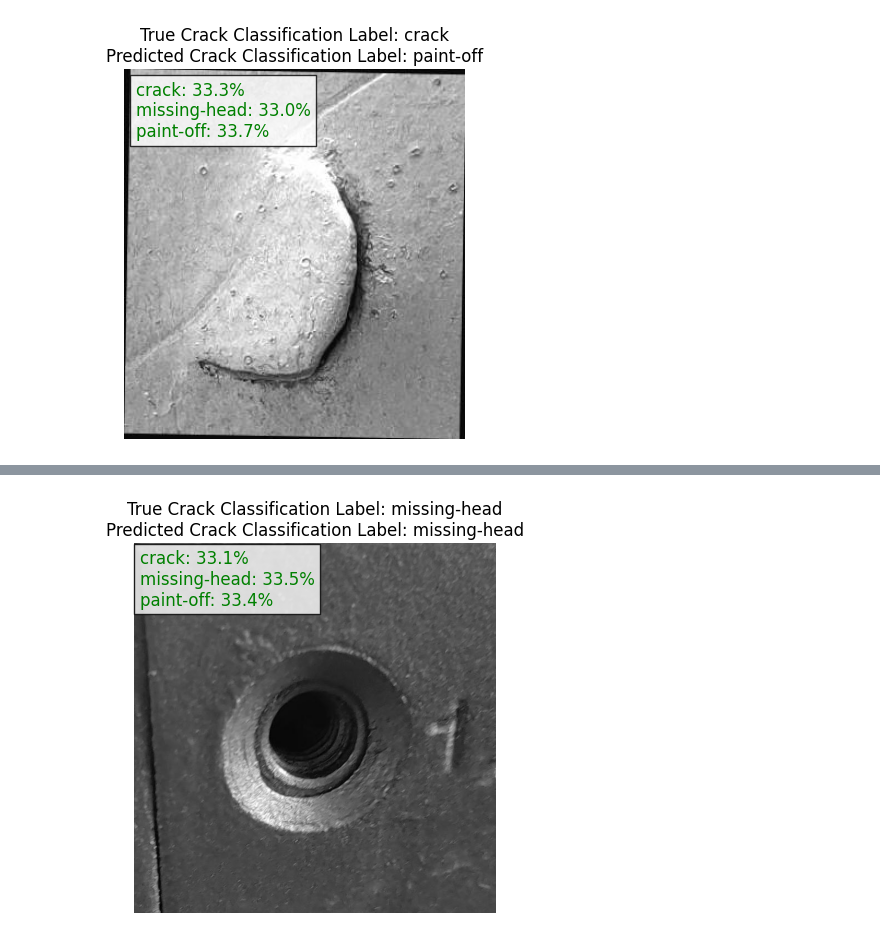
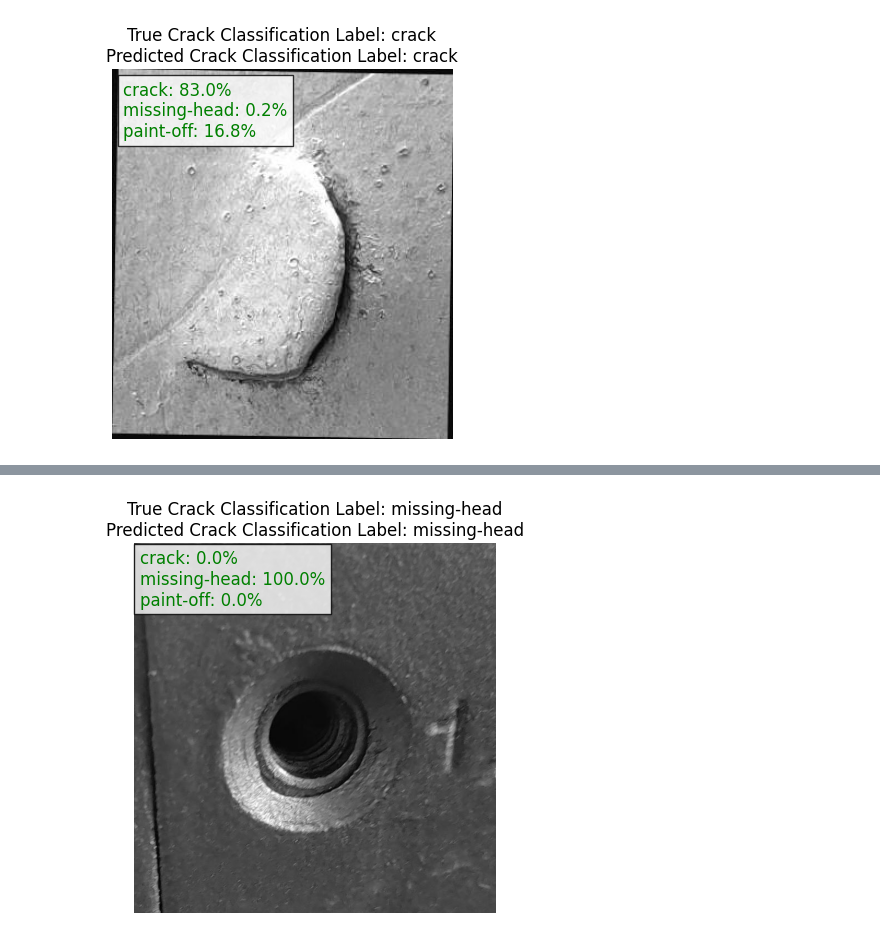
Before and after one commit to ShashwatVyas926/AER850_Project_2, a Jupyter notebook: Project_2_Step_5.ipynb, the cells around one changed output, grey strips where cells are left out. Saved outputs shown, nothing was run; the diff lists cells and outputs as text; code cells hidden in the pictures.

Commit message:
This is the modified code for Step 5 (Model Testing) using trained model.

```diff
--- a/Project_2_Step_5.ipynb
+++ b/Project_2_Step_5.ipynb
@@ -1,50 +1,18 @@
 # %% [markdown]
 <a href="https://colab.research.google.com/github/ShashwatVyas926/AER850_Project_2/blob/main/Project_2_Step_5.ipynb" target="_parent"><img src="https://colab.research.google.com/assets/colab-badge.svg" alt="Open In Colab"/></a>
 # %%
-import os
+# Model Testing
 import numpy as np
 import matplotlib.pyplot as plt
-import tensorflow as tf
-from tensorflow.keras.preprocessing.image import ImageDataGenerator
 from tensorflow.keras.preprocessing.image import load_img, img_to_array
-
-# Data Processing
-base_dir = "drive/MyDrive/AER850_Project_2/Data"
-train_dir = os.path.join(base_dir, 'train')
-val_dir = os.path.join(base_dir, 'valid')
-test_dir = os.path.join(base_dir, 'test')
+from tensorflow.keras.models import load_model
 
 image_size = (500, 500)
-batch_size = 32
-input_shape = (500, 500, 3)
+class_labels = ['crack', 'missing-head', 'paint-off']
 
-train_datagen = ImageDataGenerator(
-    rescale=1.0/255,
-    shear_range=0.2,
-    zoom_range=0.2,
-    horizontal_flip=True
-)
-
-val_datagen = ImageDataGenerator(
-    rescale=1.0/255
-)
-
-train_generator = train_datagen.flow_from_directory(
-    train_dir,
-    target_size = image_size,
-    batch_size = batch_size,
-    class_mode='categorical'
-)
-
-validation_generator = val_datagen.flow_from_directory(
-    val_dir,
-    target_size = image_size,
-    batch_size = batch_size,
-    class_mode='categorical'
-)
-
-# Model Testing
-class_labels = list(train_generator.class_indices.keys())
+model_path = "/content/drive/MyDrive/AER850_Project_2/trained_model.h5"
+model = load_model(model_path)
+print("Model loaded successfully")
 
 def preprocess_test_image(image_path):
     img = load_img(image_path, target_size=image_size)
@@ -54,9 +22,7 @@ def preprocess_test_image(image_path):
 
 def predict_and_display(image_path, true_label):
     test_image = preprocess_test_image(image_path)
-
     prediction = model.predict(test_image)
-
     predicted_class_index = np.argmax(prediction)
     predicted_class_label = class_labels[predicted_class_index]
     predicted_probability = prediction[0][predicted_class_index]
@@ -74,9 +40,9 @@ def predict_and_display(image_path, true_label):
     plt.show()
 
 test_images = [
-    ("drive/MyDrive/AER850_Project_2/Data/test/crack/test_crack.jpg", "crack"),
-    ("drive/MyDrive/AER850_Project_2/Data/test/missing-head/test_missinghead.jpg", "missing-head"),
-    ("drive/MyDrive/AER850_Project_2/Data/test/paint-off/test_paintoff.jpg", "paint-off")
+    ("/content/drive/MyDrive/AER850_Project_2/Data/test/crack/test_crack.jpg", "crack"),
+    ("/content/drive/MyDrive/AER850_Project_2/Data/test/missing-head/test_missinghead.jpg", "missing-head"),
+    ("/content/drive/MyDrive/AER850_Project_2/Data/test/paint-off/test_paintoff.jpg", "paint-off")
 ]
 
 for image_path, true_label in test_images:
@@ -88 +54 @@ Found 431 images belonging to 3 classes.
-[figure, old version]
+[figure, new version]
@@ -90 +56 @@ Found 431 images belonging to 3 classes.
-[figure, old version]
+[figure, new version]
```
Also changed, not shown: parts of 1 cell of this notebook.
